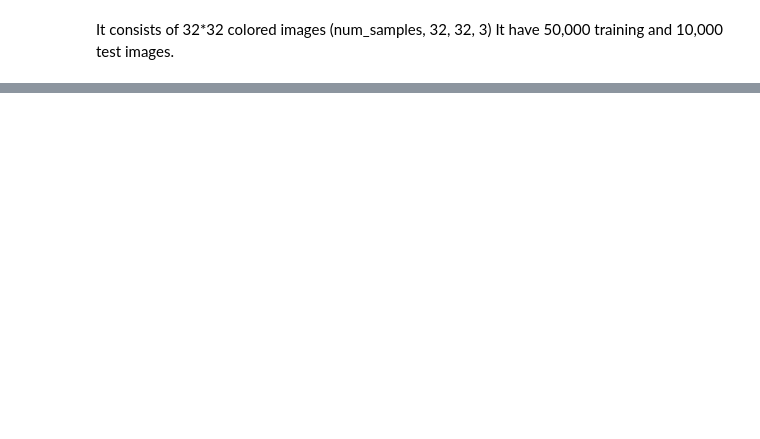
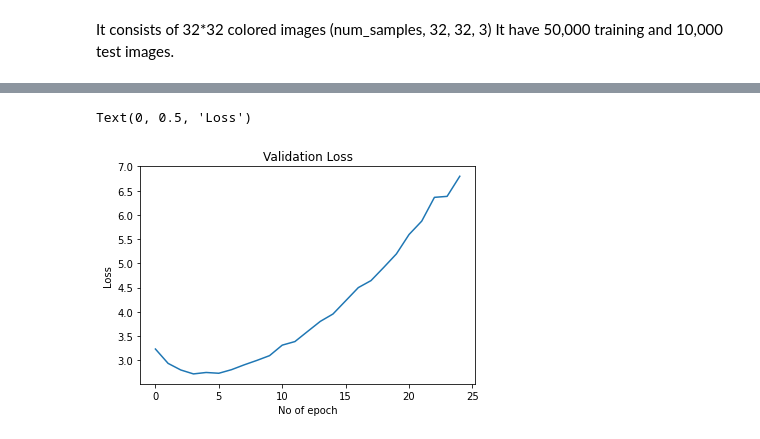
Before and after one commit to ayushsahu1999/100-days-of-ml, a Jupyter notebook: CIFAR100.ipynb, the cells around one changed output, grey strips where cells are left out. Drawn from its saved outputs; the diff is of its cells as text; code cells hidden in the pictures; blank space fills up the shorter version.

```diff
--- a/CIFAR100.ipynb
+++ b/CIFAR100.ipynb
@@ -14,8 +14,10 @@ x_test = x_test / 255.0
 model = tf.keras.models.Sequential([
     tf.keras.layers.Conv2D(64, (3, 3), activation=tf.nn.relu, input_shape=(32, 32, 3)),
     tf.keras.layers.MaxPooling2D(2, 2),
+    tf.keras.layers.Conv2D(64, (3, 3), activation=tf.nn.relu),
+    tf.keras.layers.MaxPooling2D(2, 2),
     tf.keras.layers.Flatten(),
-    tf.keras.layers.Dense(512, activation=tf.nn.relu),
+    tf.keras.layers.Dense(256, activation=tf.nn.relu),
     tf.keras.layers.Dense(100, activation=tf.nn.softmax)
 ])
 # %%
@@ -43,12 +44,12 @@ _________________________________________________________________
 # %%
 class myCallback(tf.keras.callbacks.Callback):
   def on_epoch_end(self, epoch, logs={}):
-    if (logs.get('accuracy') > 0.95):
-      print ("\nAccuracy is now above 95% so stopping training!")
+    if (logs.get('accuracy') > 0.995):
+      print ("\nAccuracy is now above 99.5% so stopping training!")
       self.model.stop_training = True
 
 callbacks = myCallback()
 # %%
-model.fit(x_train, y_train, epochs=25, callbacks=[callbacks])
+history = model.fit(x_train, y_train, epochs=25, callbacks=[callbacks], validation_split=0.2)
 # %% [output]
 Epoch 1/25
@@ -76,0 +77,9 @@ model.evaluate(x_test, y_test)
+# %%
+import matplotlib.pyplot as plt
+plt.plot(history.history['val_loss'])
+plt.title('Validation Loss')
+plt.xlabel('No of epoch')
+plt.ylabel('Loss')
+# %% [output]
+Text(0, 0.5, 'Loss')
+[figure, added]
```
Also changed, not shown: parts of 10 cells of this notebook.
